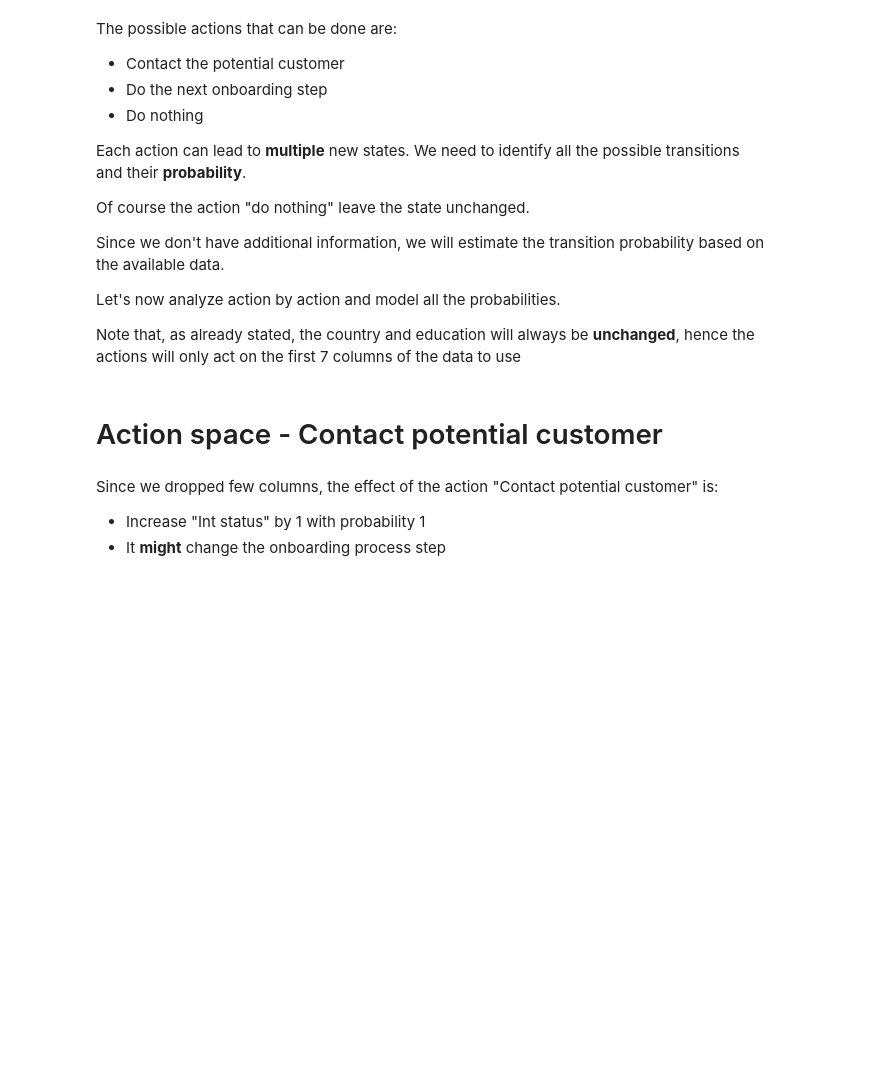
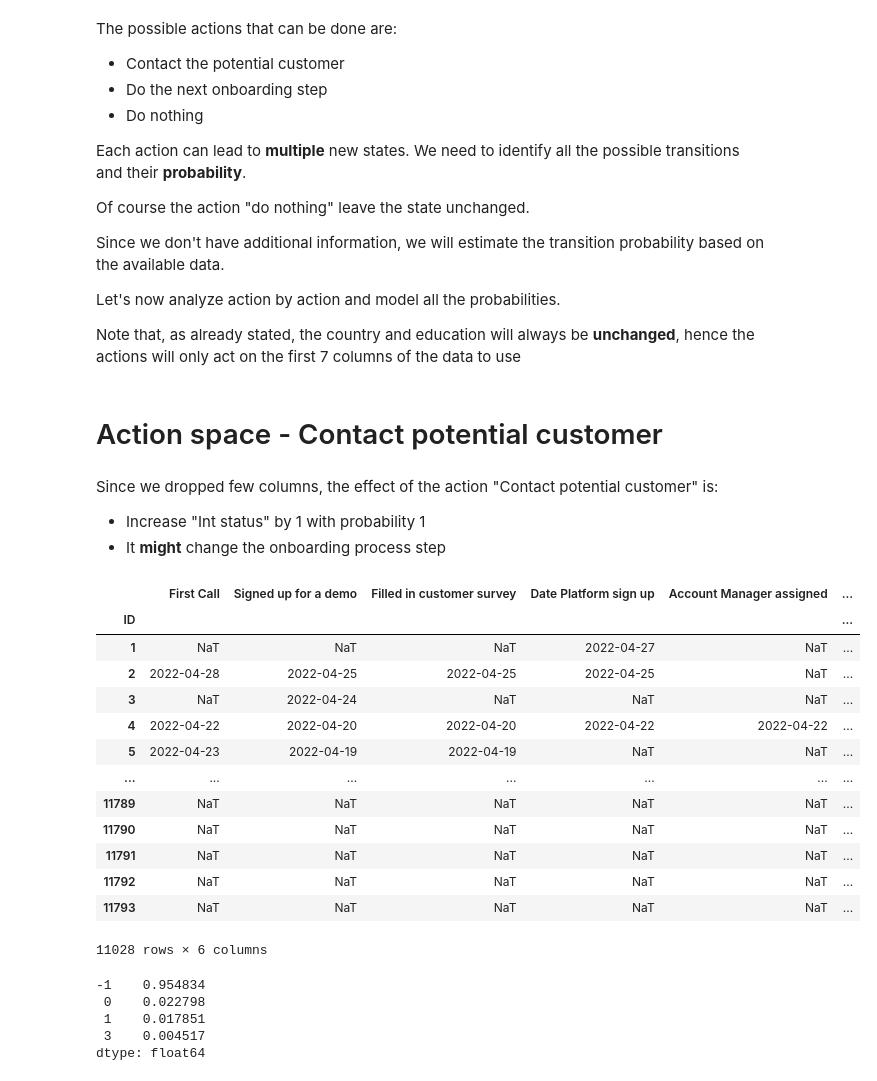
Before and after one commit to Ilvecho/Sales-Reinforcer, a Jupyter notebook: Project_7.ipynb, the cells around one changed output. Cells and saved outputs as stored; diff of their text form; code cells hidden in the pictures; blank space fills up the shorter version.

```diff
--- a/Project_7.ipynb
+++ b/Project_7.ipynb
@@ -1139,3 +1182,20 @@ Since we dropped few columns, the effect of the action "Contact potential custom
 
 - Increase "Int status" by 1 with probability 1
 - It **might** change the onboarding process step
+# %%
+onboarding_only
+# %% [output]
+|  | First Call | Signed up for a demo | Filled in customer survey | Date Platform sign up | Account Manager assigned | ... |
+| ID |  |  |  |  |  | ... |
+| 1 | NaT | NaT | NaT | 2022-04-27 | NaT | ... |
+| 2 | 2022-04-28 | 2022-04-25 | 2022-04-25 | 2022-04-25 | NaT | ... |
+| 3 | NaT | 2022-04-24 | NaT | NaT | NaT | ... |
+| 4 | 2022-04-22 | 2022-04-20 | 2022-04-20 | 2022-04-22 | 2022-04-22 | ... |
+| 5 | 2022-04-23 | 2022-04-19 | 2022-04-19 | NaT | NaT | ... |
+| ... | ... | ... | ... | ... | ... | ... |
+| 11789 | NaT | NaT | NaT | NaT | NaT | ... |
+| 11790 | NaT | NaT | NaT | NaT | NaT | ... |
+| 11791 | NaT | NaT | NaT | NaT | NaT | ... |
+| 11792 | NaT | NaT | NaT | NaT | NaT | ... |
+| 11793 | NaT | NaT | NaT | NaT | NaT | ... |
+11028 rows × 6 columns
@@ -1141,0 +1214,8 @@ Since we dropped few columns, the effect of the action "Contact potential custom
+# %%
+trans_probs['1st mesg']
+# %% [output]
+-1    0.954834
+ 0    0.022798
+ 1    0.017851
+ 3    0.004517
+dtype: float64
```
Also changed, not shown: parts of 16 cells of this notebook.
